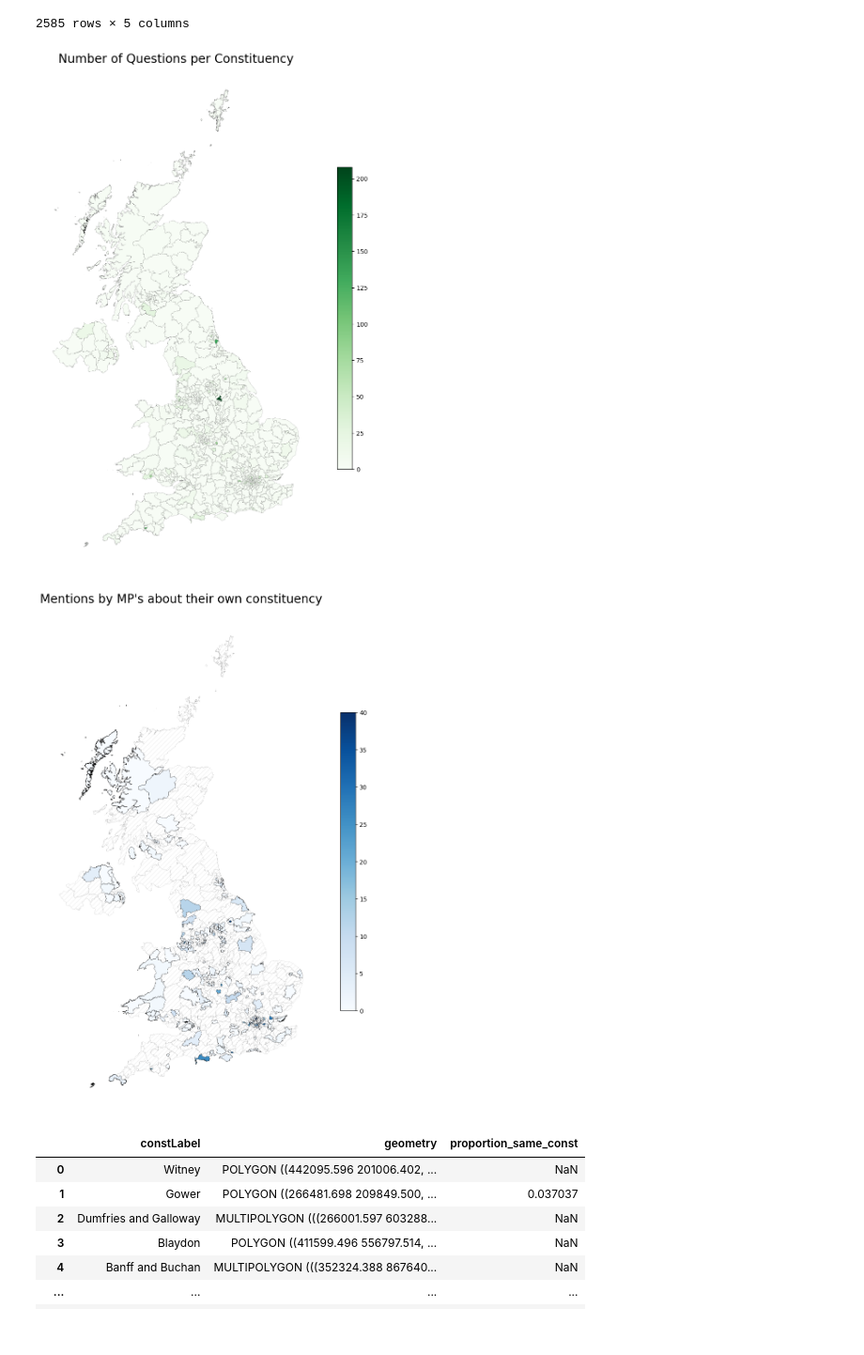
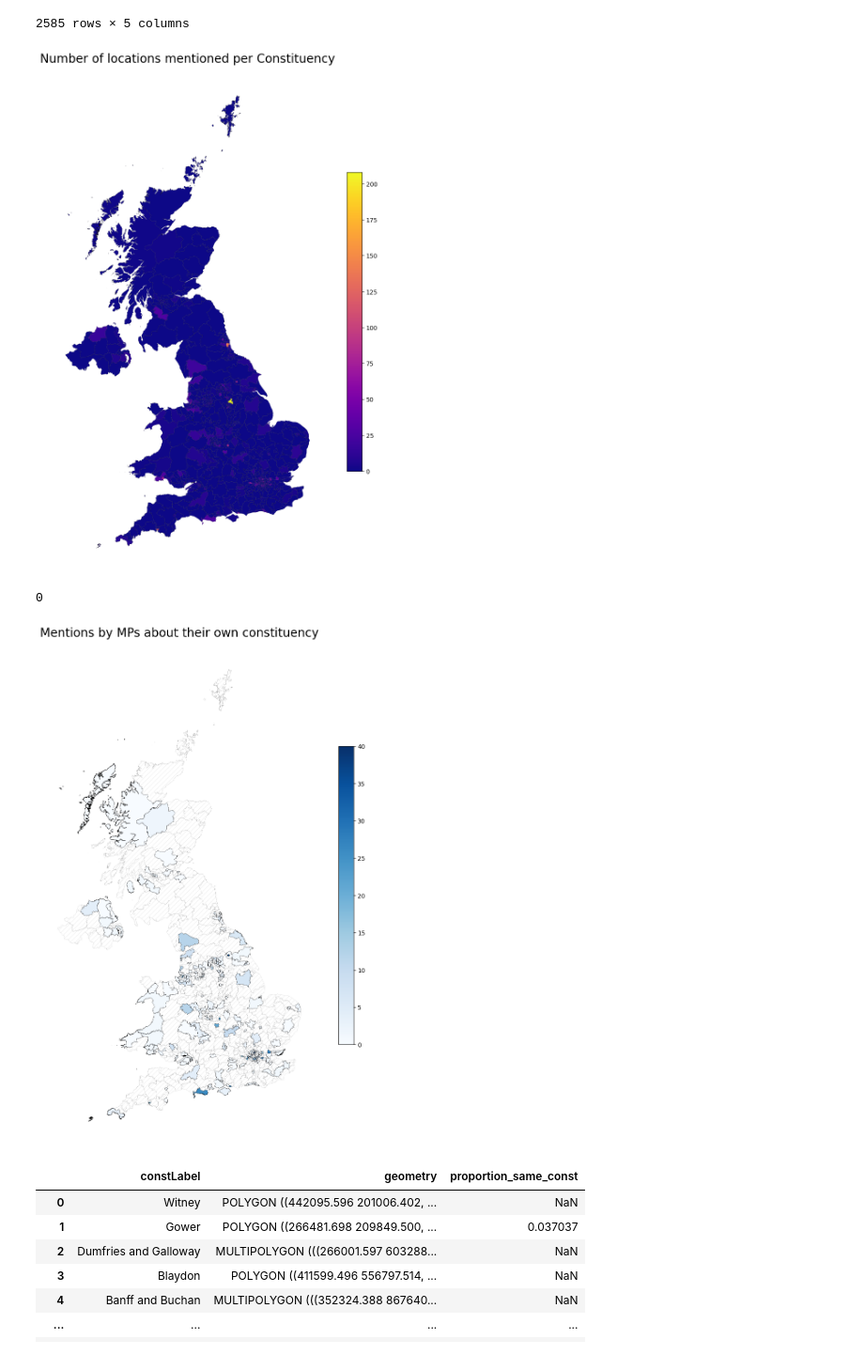
Before and after one commit to zapper-95/MP-Written-Question-Analysis, a Jupyter notebook: notebooks/4. const_visualisations.ipynb, the cells around one changed output. Shown at 94% size. Saved outputs shown, nothing was run; the diff lists cells and outputs as text; code cells hidden in the pictures.

```diff
--- a/notebooks/4. const_visualisations.ipynb
+++ b/notebooks/4. const_visualisations.ipynb
@@ -163,11 +164,11 @@ const_questions.set_geometry("geometry")
 const_questions = gpd.GeoDataFrame(const_questions)
 # %%
 fig,ax = plt.subplots(figsize=(15, 15))
-const_questions.plot(ax=ax, column="questions", legend=True, cmap="Greens" , edgecolor="black", linewidth=0.1, legend_kwds={"shrink":0.6})
-plt.title("Number of Questions per Constituency", fontsize=20)
+const_questions.plot(ax=ax, column="questions", legend=True, cmap="plasma" , edgecolor="black", linewidth=0.1, legend_kwds={"shrink":0.6})
+plt.title("Number of locations mentioned per Constituency", fontsize=20)
 ax.set_axis_off()
 # %% [output]
-[figure, old version]
+[figure, new version]
 # %%
 """
 Number of question made by MP's about their own constituency
@@ -178,26 +179,28 @@ Number of question made by MP's about their own constituency
 # count the number of times for each entity that the MP's constituency is the same as the entitie's
 joined_df["same_const"] = joined_df["question_const"] == joined_df["MP_const"]
 
-
 same_const = joined_df.groupby("MP_const")["same_const"].sum().reset_index()
-
+same_const["same_const"].min()
 # merge the geometries back to the consitituencies and add the constituencies that asked no questions at all
 # I drop duplicates as two or more MP's may have represented the same constituency in the MP_geometry during the 58th parliment.
-same_const = pd.merge(MP_geometry[["constLabel", "geometry"]].drop_duplicates(), same_const, left_on="constLabel", right_on="MP_const", how="left")
-same_const.drop(columns="MP_const", inplace=True)
-same_const = same_const.set_geometry("geometry")
+# same_const = pd.merge(MP_geometry[["constLabel", "geometry"]].drop_duplicates(), same_const, left_on="constLabel", right_on="MP_const", how="left")
+# same_const.drop(columns="MP_const", inplace=True)
+# same_const = same_const.set_geometry("geometry")
+# same_const.isna().sum()
+# %% [output]
+0
 # %%
 fig, ax = plt.subplots(figsize=(15, 15))
 
 
 same_const.plot(ax=ax, column="same_const", legend=True, cmap="Blues", edgecolor="black", linewidth=0.3, legend_kwds={"shrink":0.6}) #cmap="OrRd"
 same_const[same_const["same_const"].isnull()].plot(ax=ax, color="white", edgecolor="black", linewidth=0.1, hatch="///", alpha=0.5)
-plt.title("Mentions by MP's about their own constituency", fontsize=20)
+plt.title("Mentions by MPs about their own constituency", fontsize=20)
 # remove axis labels
 ax.set_axis_off()
 plt.rcParams['hatch.linewidth'] = 0.1
 # %% [output]
-[figure, old version]
+[figure, new version]
 # %%
 # Proportion of questions asked by MP's about their own constituency
 """
```
Also changed, not shown: parts of 10 cells of this notebook.
